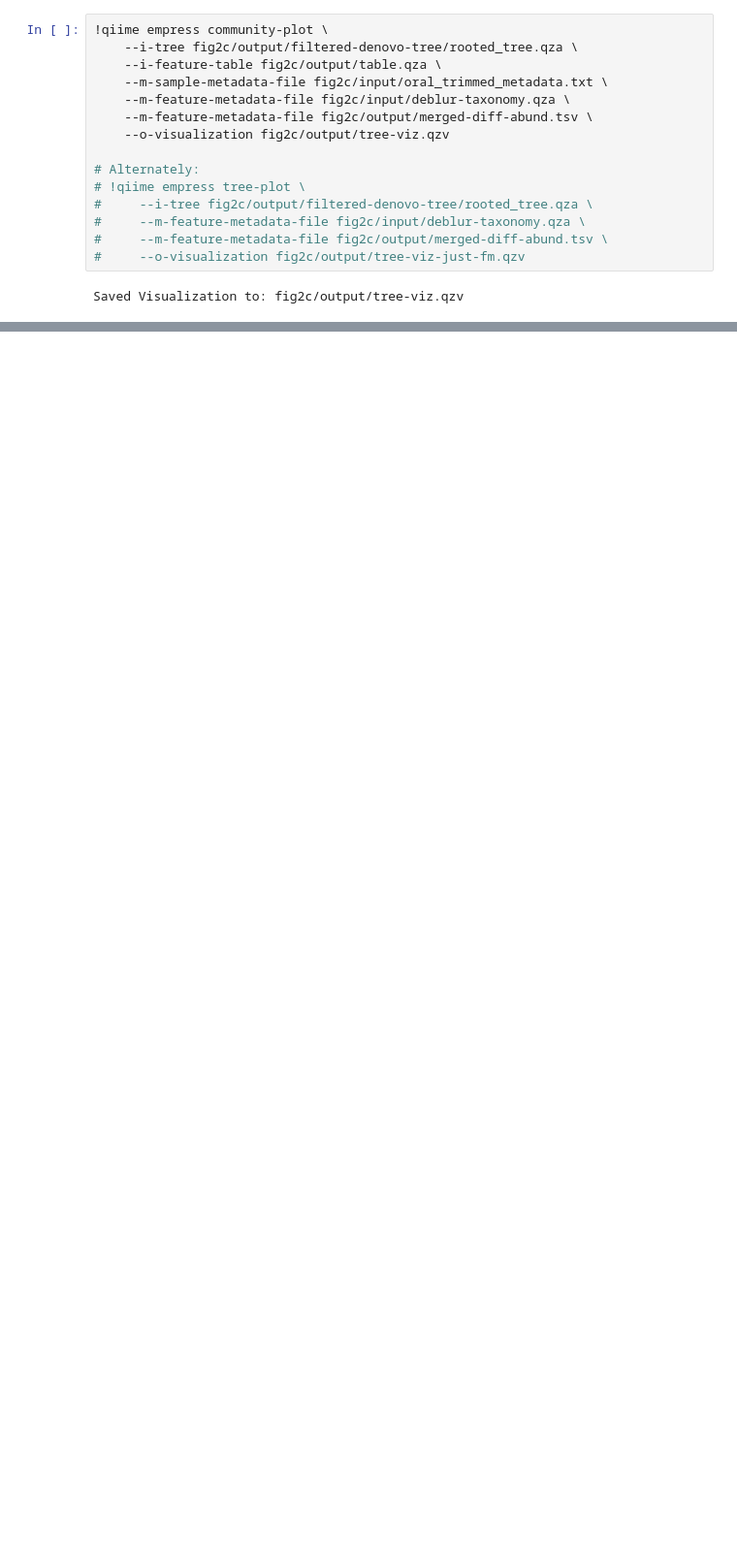
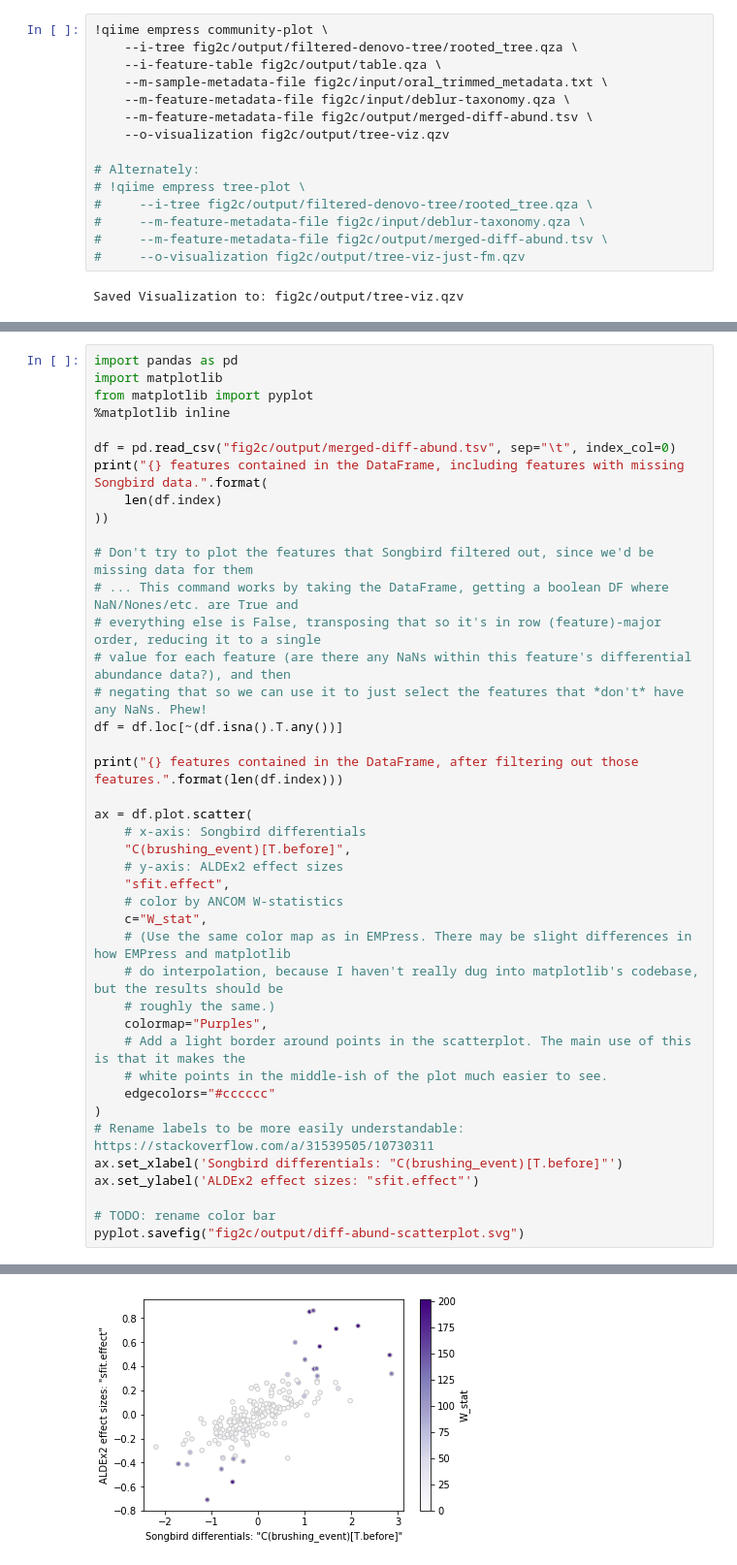
Before and after one commit to knightlab-analyses/empress-analyses, a Jupyter notebook: notebooks/fig2c.ipynb, the cells around one changed output, grey strips where cells are left out. Shown at 97% size. Saved outputs shown, nothing was run; the diff lists cells and outputs as text; blank space fills up the shorter version.

Commit message:
add scatterplot

```diff
--- a/notebooks/fig2c.ipynb
+++ b/notebooks/fig2c.ipynb
@@ -249,0 +255,42 @@ A full GIF of the process:
+# %%
+import pandas as pd
+import matplotlib
+from matplotlib import pyplot
+%matplotlib inline
+
+df = pd.read_csv("fig2c/output/merged-diff-abund.tsv", sep="\t", index_col=0)
+print("{} features contained in the DataFrame, including features with missing Songbird data.".format(
+    len(df.index)
+))
+
+# Don't try to plot the features that Songbird filtered out, since we'd be missing data for them
+# ... This command works by taking the DataFrame, getting a boolean DF where NaN/Nones/etc. are True and
+# everything else is False, transposing that so it's in row (feature)-major order, reducing it to a single
+# value for each feature (are there any NaNs within this feature's differential abundance data?), and then
+# negating that so we can use it to just select the features that *don't* have any NaNs. Phew!
+df = df.loc[~(df.isna().T.any())]
+
+print("{} features contained in the DataFrame, after filtering out those features.".format(len(df.index)))
+
+ax = df.plot.scatter(
+    # x-axis: Songbird differentials
+    "C(brushing_event)[T.before]",
+    # y-axis: ALDEx2 effect sizes
+    "sfit.effect",
+    # color by ANCOM W-statistics
+    c="W_stat",
+    # (Use the same color map as in EMPress. There may be slight differences in how EMPress and matplotlib
+    # do interpolation, because I haven't really dug into matplotlib's codebase, but the results should be
+    # roughly the same.)
+    colormap="Purples",
+    # Add a light border around points in the scatterplot. The main use of this is that it makes the
+    # white points in the middle-ish of the plot much easier to see.
+    edgecolors="#cccccc"
+)
+# Rename labels to be more easily understandable: https://stackoverflow.com/a/31539505/10730311
+ax.set_xlabel('Songbird differentials: "C(brushing_event)[T.before]"')
+ax.set_ylabel('ALDEx2 effect sizes: "sfit.effect"')
+
+# TODO: rename color bar
+pyplot.savefig("fig2c/output/diff-abund-scatterplot.svg")
+# %% [output]
@@ -249,0 +299 @@ A full GIF of the process:
+[figure, added]
```
Also changed, not shown: parts of 4 cells of this notebook, 2 other files.
